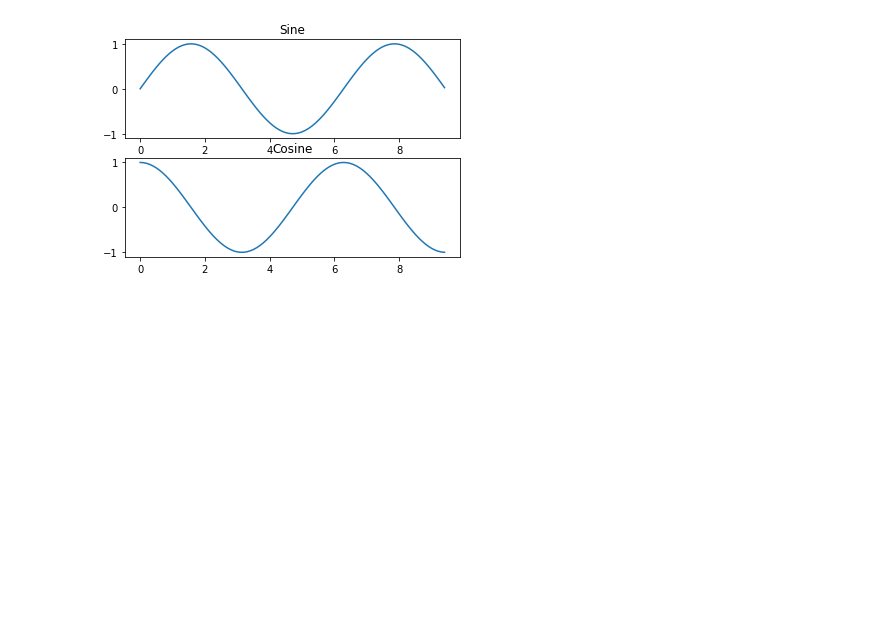
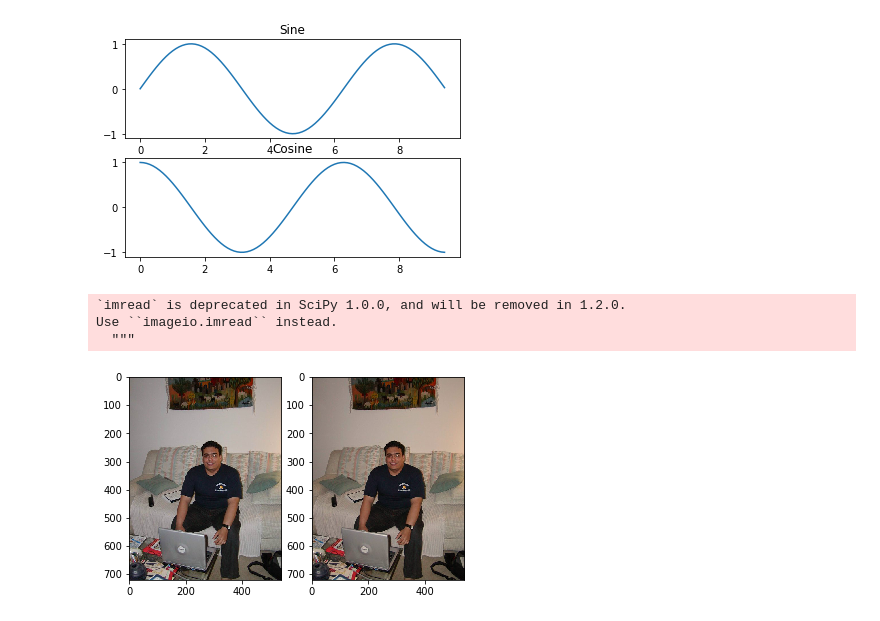
Before and after one commit to ama66/cs231n, a Jupyter notebook: numpyTuotrials.ipynb, the cells around one changed output. Cells and saved outputs as stored; diff of their text form; code cells hidden in the pictures; blank space fills up the shorter version.

```diff
--- a/numpyTuotrials.ipynb
+++ b/numpyTuotrials.ipynb
@@ -1141,3 +1141,28 @@ plt.title('Cosine')
 plt.show()
 # %% [output]
 [figure]
+# %%
+import numpy as np
+from scipy.misc import imread, imresize
+import matplotlib.pyplot as plt
+
+img = imread('ammarUM.jpg')
+img_tinted = img * [1, 0.95, 0.9]
+
+# Show the original image
+plt.subplot(1, 2, 1)
+plt.imshow(img)
+
+# Show the tinted image
+plt.subplot(1, 2, 2)
+## uint8 Variables of data type (class) uint8 are stored as 1-byte (8-bit) unsigned integers.
+# A slight gotcha with imshow is that it might give strange results
+# if presented with data that is not uint8. To work around this, we
+# explicitly cast the image to uint8 before displaying it.
+plt.imshow(np.uint8(img_tinted))
+plt.show()
+# %% [output]
+`imread` is deprecated in SciPy 1.0.0, and will be removed in 1.2.0.
+Use ``imageio.imread`` instead.
+  """
+[figure, added]
```
Also changed, not shown: parts of 1 cell of this notebook.
